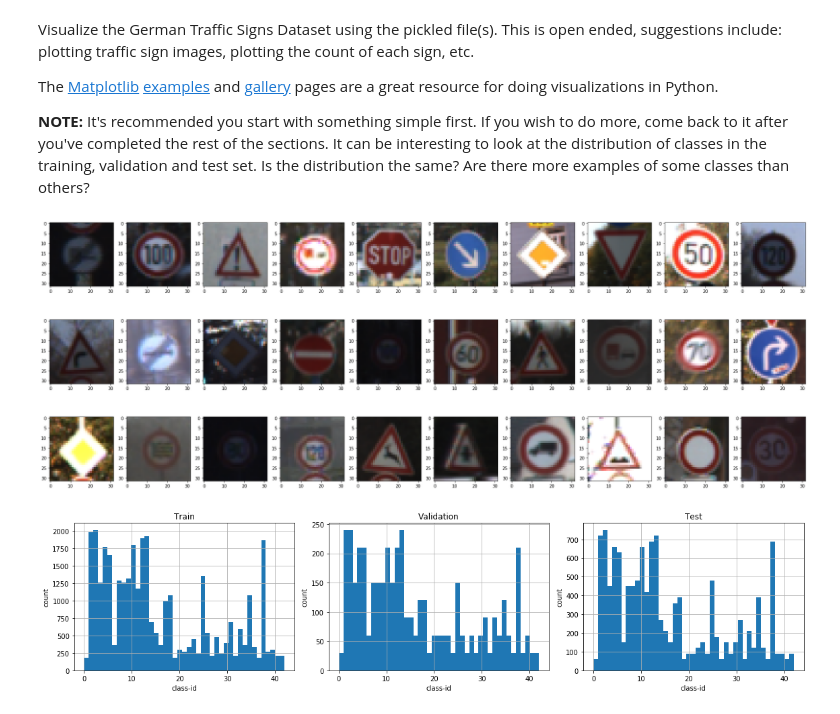
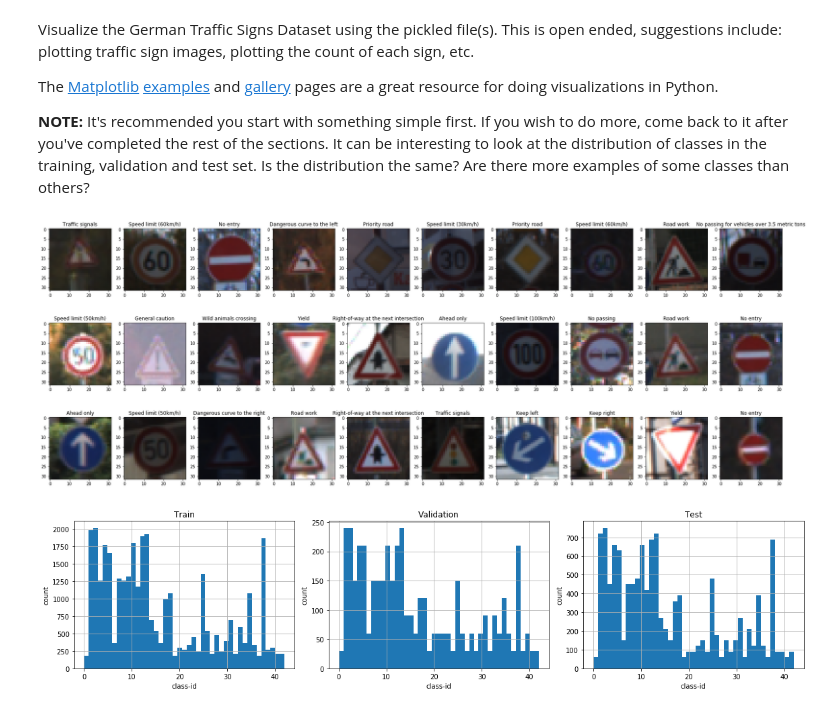
Before and after one commit to thm2kor/Udacity-CarND-Traffic-Sign-Classifier, a Jupyter notebook: Traffic_Sign_Classifier.ipynb, the cells around one changed output. Cells and saved outputs as stored; diff of their text form; code cells hidden in the pictures.

Commit message:
restructured the code blocks. included labels to the sign plots

```diff
--- a/Traffic_Sign_Classifier.ipynb
+++ b/Traffic_Sign_Classifier.ipynb
@@ -15,6 +15,7 @@ The [project writeup](./README.md) file summarizes the project results. In addit
 # %%
 # Load pickled data
 import pickle
+import pandas as pd
 
 def load_pickle_data():
     # Load pickled data
@@ -33,10 +34,13 @@ def load_pickle_data():
     X_valid, y_valid = valid['features'], valid['labels']
     X_test, y_test = test['features'], test['labels']
 
-    return X_train, y_train, X_valid, y_valid, X_test, y_test
+    df =  pd.read_csv('./signnames.csv')
+    label_texts = list(df['SignName'])
+    #since label texts are already sorted in the CSV file, the signnames array
+    #index can be directly used for 'mapping'
+    return X_train, y_train, X_valid, y_valid, X_test, y_test, label_texts
 
-#load the data sets from the pickle file stored at the "data' folder
-X_train, y_train, X_valid, y_valid, X_test, y_test = load_pickle_data()
+X_train, y_train, X_valid, y_valid, X_test, y_test, label_texts = load_pickle_data()
 # %% [markdown]
 ---
 
@@ -99,19 +101,23 @@ The [Matplotlib](http://matplotlib.org/) [examples](http://matplotlib.org/exampl
 # %%
 from matplotlib import pyplot as plt
 import random
 
 ### Data exploration visualization
-def random_plot(X_train, y_train, image_count):
+def random_plot(X_train, y_train, label_texts, image_count):
     images_per_row = 10
-    rows = int(np.floor(image_count/images_per_row))
+    #count more than the mulitples of 'images_per_row' will be ignored
+    rows = int(image_count/images_per_row)
     length_train_data = len(X_train)
 
+
     indexs = random.sample(range(length_train_data), image_count)
+
     fig, axes = plt.subplots(rows,images_per_row, figsize=(32,12))
     for ax , index in zip( axes.flatten(), indexs) :
         ax.imshow(X_train[index])
+        ax.set_title(label_texts[y_train[index]])
 
-random_plot(X_train, y_train,  30)
+random_plot(X_train, y_train, label_texts, 30)
 # %% [output]
-[figure, old version]
+[figure, new version]
 # %%
```
Also changed, not shown: parts of 2 cells of this notebook.
